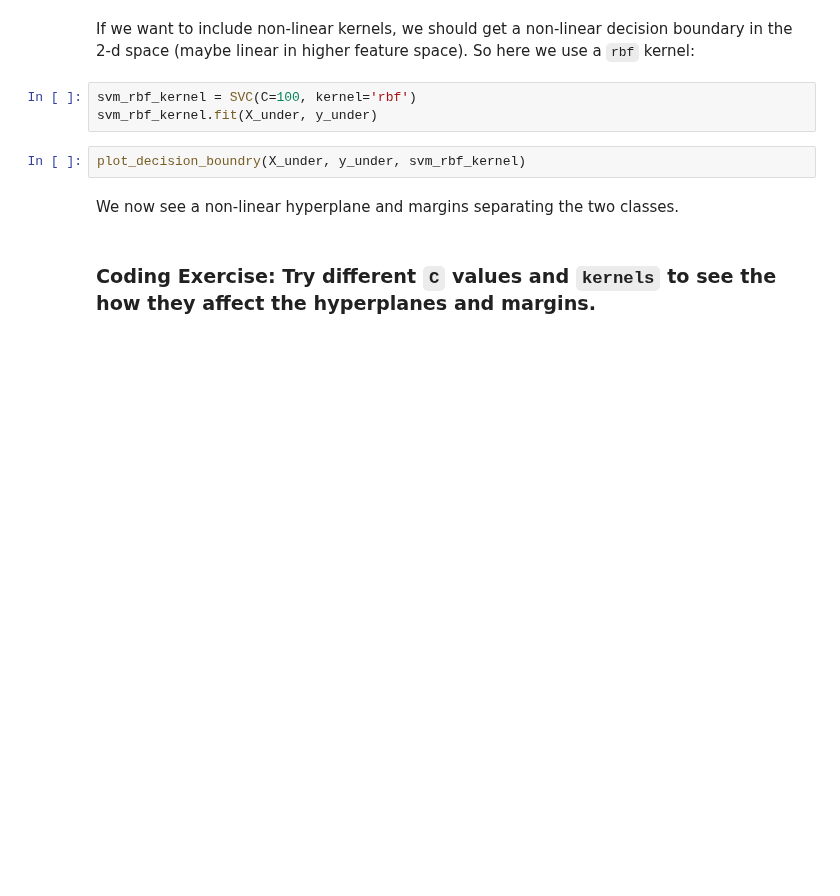
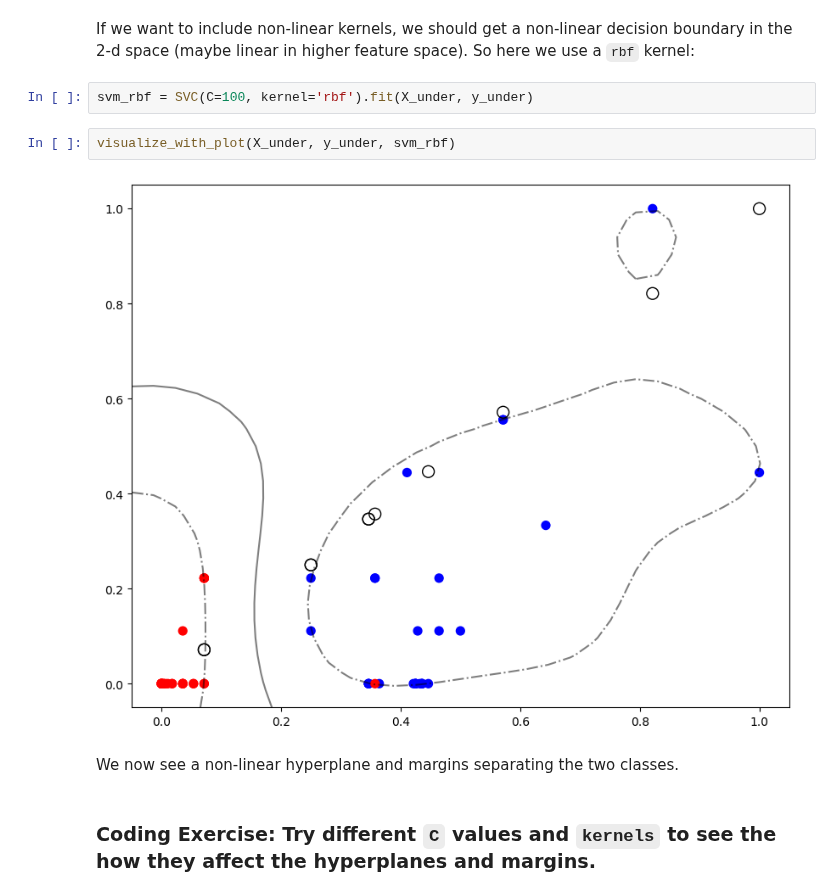
Before and after one commit to htetaunglynn94/coursera, a Jupyter notebook: ibm_ml_series/supervised_ml_classification/module_3/plab_svm.ipynb, the cells around one changed output. Cells and saved outputs as stored; diff of their text form; blank space fills up the shorter version.

```diff
--- a/ibm_ml_series/supervised_ml_classification/module_3/plab_svm.ipynb
+++ b/ibm_ml_series/supervised_ml_classification/module_3/plab_svm.ipynb
@@ -331,10 +473,11 @@ Okay, we can see a clear linear hyperplane seperates the two classes (Blue dots
 # %% [markdown]
 If we want to include non-linear kernels, we should get a non-linear decision boundary in the 2-d space (maybe linear in higher feature space). So here we use a `rbf` kernel:
 # %%
-svm_rbf_kernel = SVC(C=100, kernel='rbf')
-svm_rbf_kernel.fit(X_under, y_under)
+svm_rbf = SVC(C=100, kernel='rbf').fit(X_under, y_under)
 # %%
-plot_decision_boundry(X_under, y_under, svm_rbf_kernel)
+visualize_with_plot(X_under, y_under, svm_rbf)
+# %% [output]
+[figure, added]
 # %% [markdown]
 We now see a non-linear hyperplane and margins separating the two classes.
 # %% [markdown]
```
Also changed, not shown: parts of 44 cells of this notebook.
